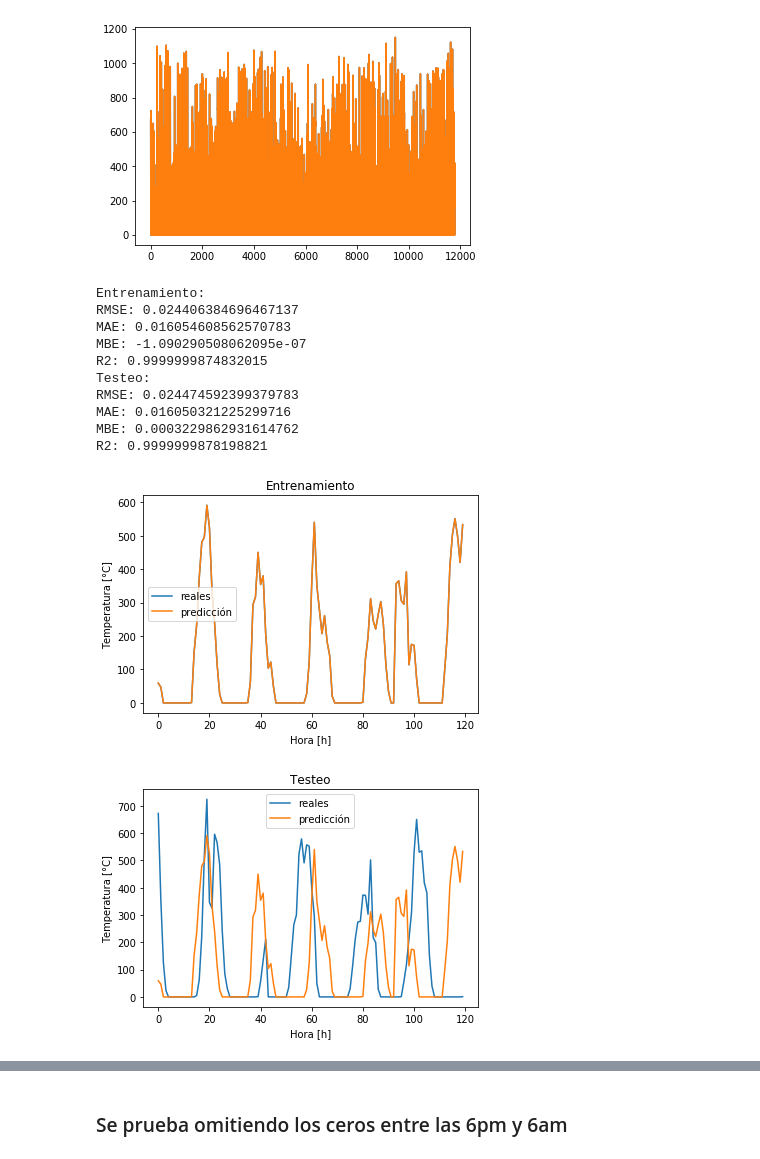
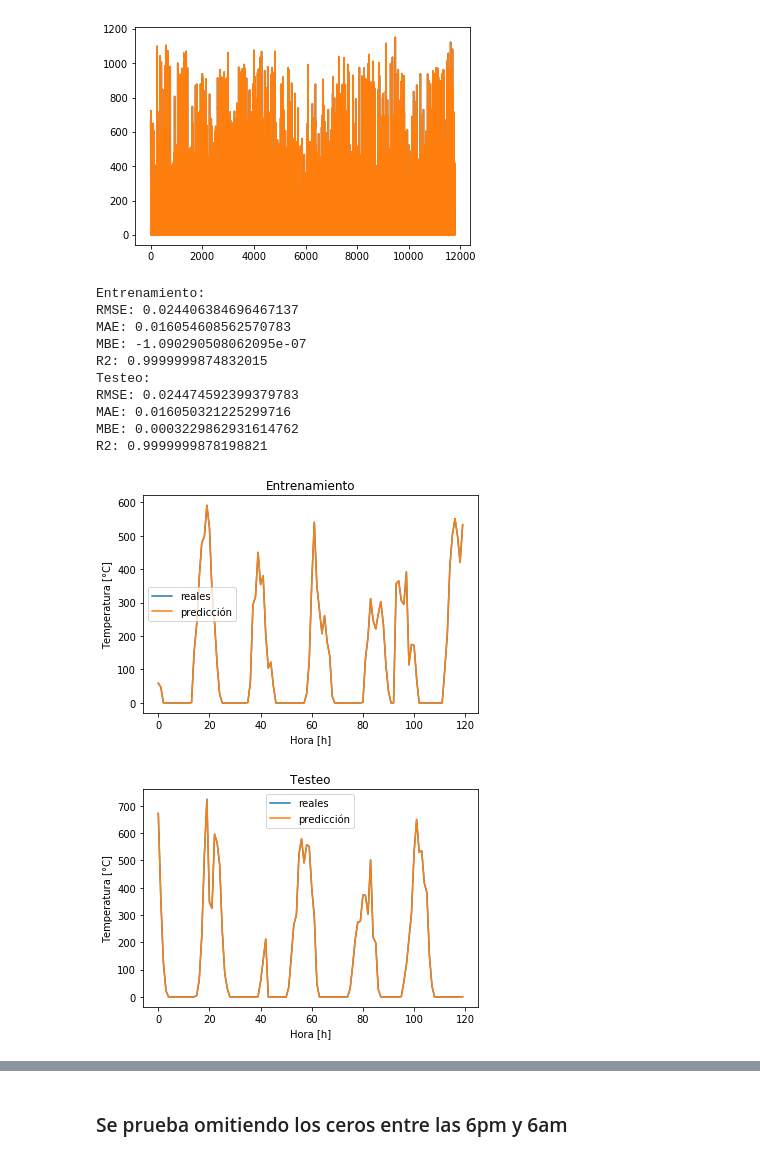
Before and after one commit to sofgutierrez6/ProyectoGrado, a Jupyter notebook: Proyecto_de_Grado.ipynb, the cells around one changed output, grey strips where cells are left out. Drawn from its saved outputs; the diff is of its cells as text; code cells hidden in the pictures.

```diff
--- a/Proyecto_de_Grado.ipynb
+++ b/Proyecto_de_Grado.ipynb
@@ -2369,26 +2367,26 @@ plt.show()
 # %%
 yPredict_train = clf.predict(trainX)
 yPredict_test = clf.predict(testX)
 
 # Errores
 print("Entrenamiento:")
 myMetrics(trainY, yPredict_train)
 print("Testeo: ")
 myMetrics(testY, yPredict_test)
 
 # Gráficas
 graficar(y1 = trainY[0:5*24], y2 = yPredict_train[0:5*24], titulo = "Entrenamiento", leyendas = ["reales" , "predicción"])
-graficar(y1 = testY[0:5*24], y2 = yPredict_train[0:5*24], titulo = "Testeo", leyendas = ["reales" , "predicción"])
+graficar(y1 = testY[0:5*24], y2 = yPredict_test[0:5*24], titulo = "Testeo", leyendas = ["reales" , "predicción"])
 # %% [output]
 Entrenamiento:
 RMSE: 0.024406384696467137
 MAE: 0.016054608562570783
 MBE: -1.090290508062095e-07
 R2: 0.9999999874832015
 Testeo:
 RMSE: 0.024474592399379783
 MAE: 0.016050321225299716
 MBE: 0.0003229862931614762
 R2: 0.9999999878198821
 [figure]
-[figure, old version]
+[figure, new version]
```
Also changed, not shown: parts of 17 cells of this notebook, 1 other file.
